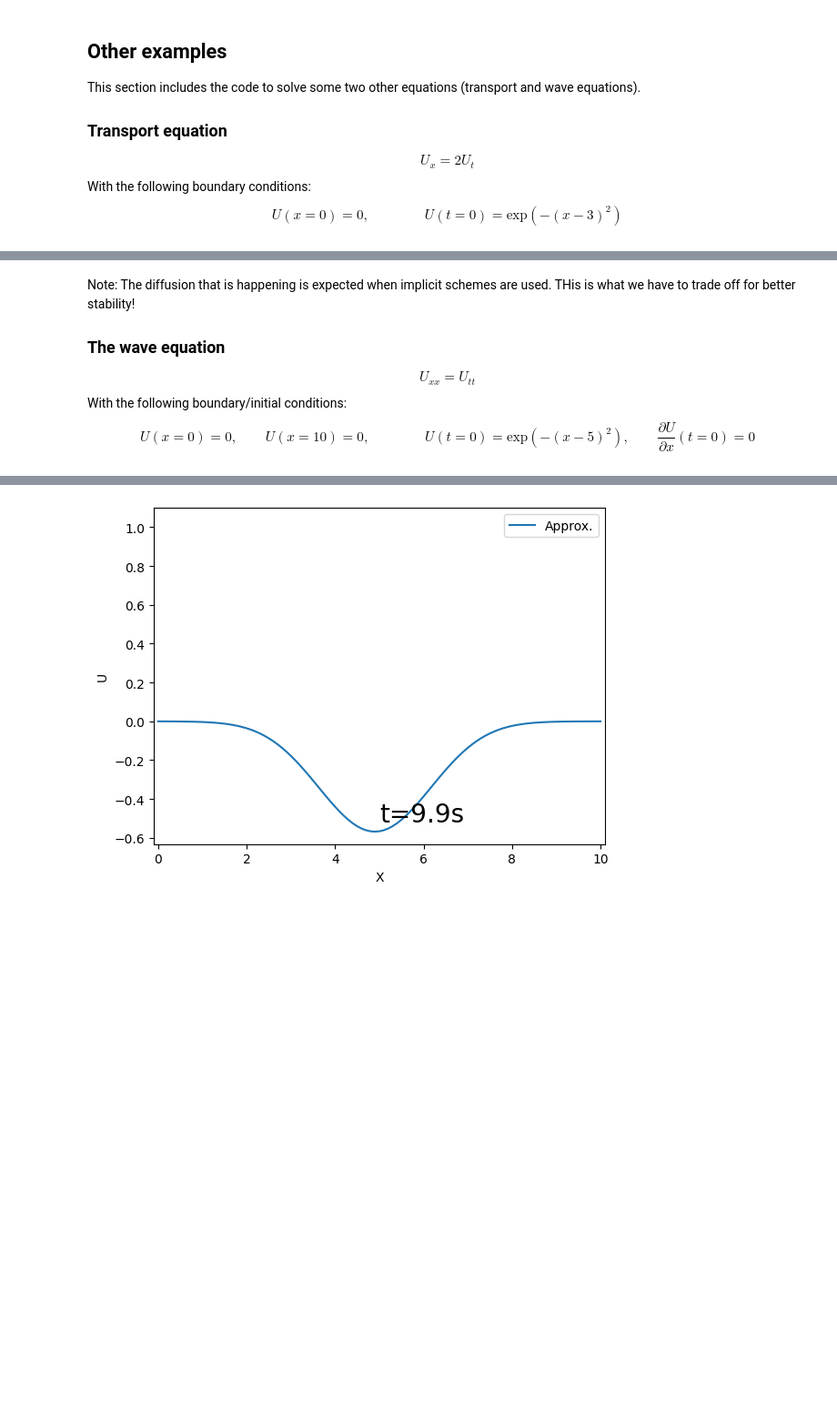
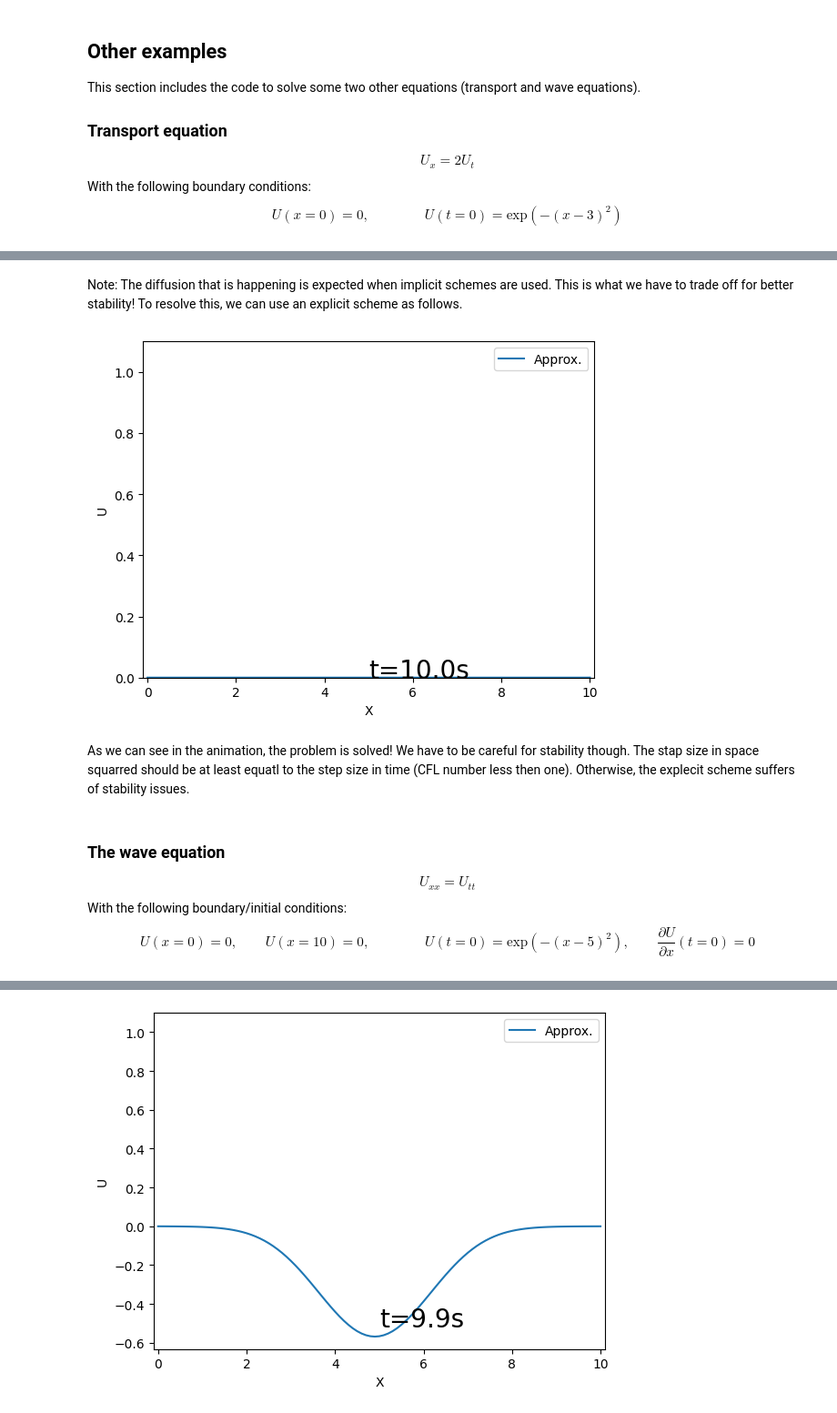
Before and after one commit to JadM133/FDpy, a Jupyter notebook: trial.ipynb, the cells around one changed output, grey strips where cells are left out. Shown at 91% size. Drawn from its saved outputs; the diff is of its cells as text; code cells hidden in the pictures; blank space fills up the shorter version.

```diff
--- a/sample_code/trial.ipynb
+++ b/trial.ipynb
@@ -157,5 +166,15 @@ NameError: name 'np' is not defined
+# %% [markdown]
+Note: The diffusion that is happening is expected when implicit schemes are used. This is what we have to trade off for better stability! To resolve this, we can use an explicit scheme as follows.
+# %%
+problem3_b = Fd_problem(domain=domain, interval=interval, equation=equation, dx=dx, dt=dt,
+                      method=["bac", "for"], method_fd="exp", boundary=[0], initial=[func(x_vec)], bc_map=[0])
+solution = problem3_b.forward_in_time(acc_x=1, acc_t=1)
+er = problem3_b.post_process(solution, save=True, jup=True)
+# %% [output]
+[figure, added]
+# %% [markdown]
+As we can see in the animation, the problem is solved! We have to be careful for stability though. The stap size in space squarred should be at least equatl to the step size in time (CFL number less then one). Otherwise, the explecit scheme suffers of stability issues.
 # %% [markdown]
-Note: The diffusion that is happening is expected when implicit schemes are used. THis is what we have to trade off for better stability!
 ### The wave equation
 $$U_{xx}=U_{tt}$$
 With the following boundary/initial conditions:
```
Also changed, not shown: parts of 6 cells of this notebook, 9 other files.
